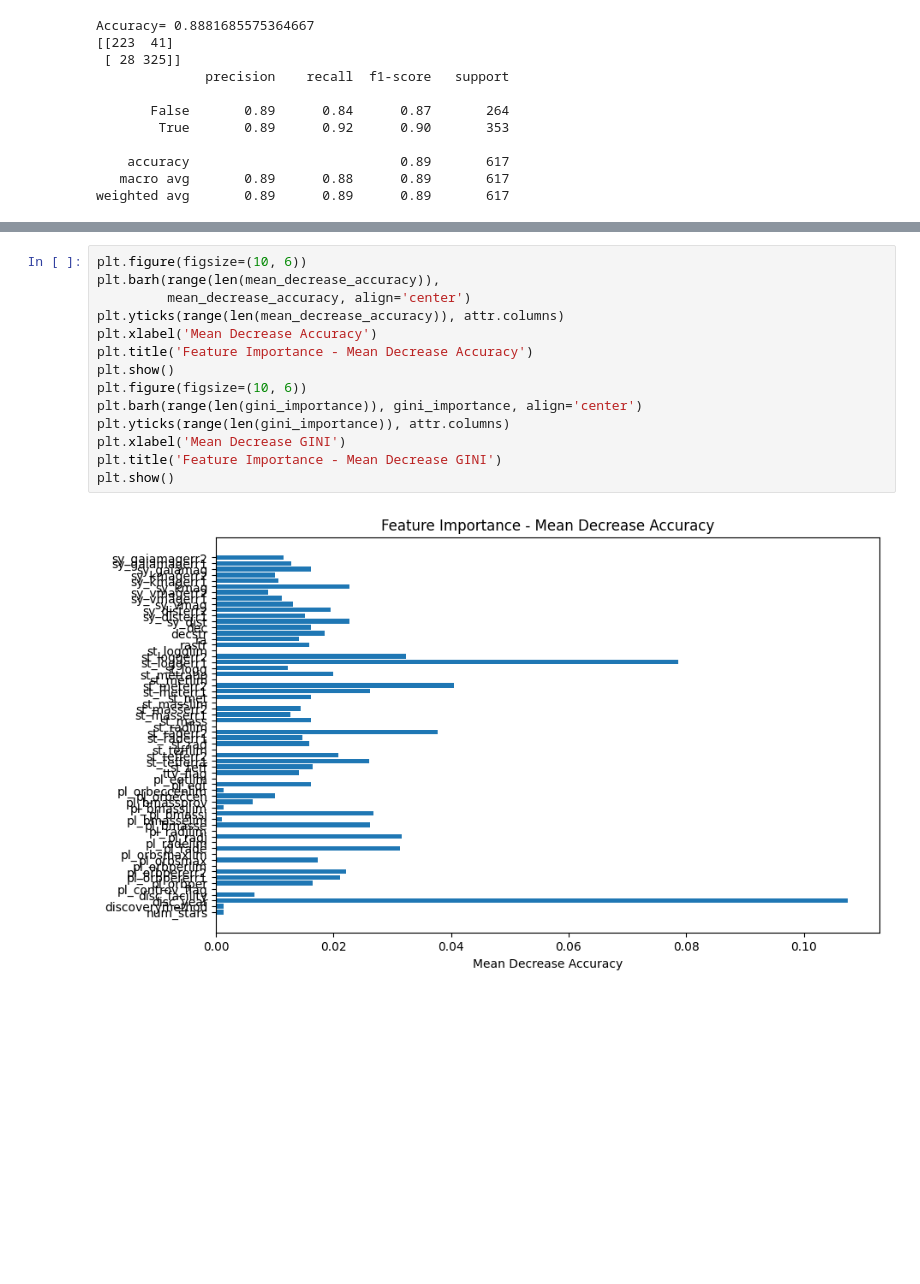
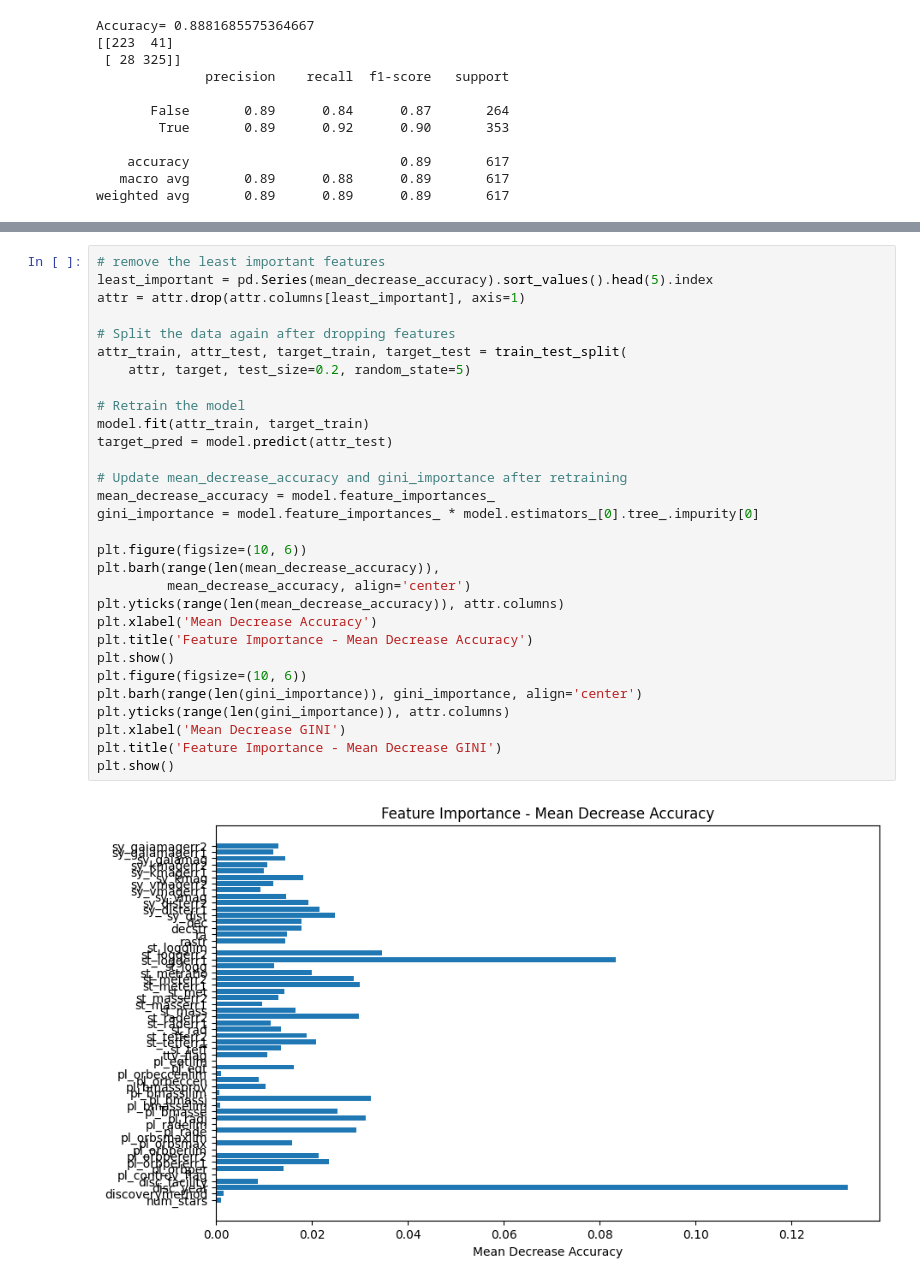
Before and after one commit to joshbernsteint/CS513-Project, a Jupyter notebook: rf.ipynb, the cells around one changed output, grey strips where cells are left out. Cells and saved outputs as stored; diff of their text form; blank space fills up the shorter version.

```diff
--- a/rf.ipynb
+++ b/rf.ipynb
@@ -137,18 +137,34 @@ Mean Decrease Accuracy[1.25922491e-03 1.36806193e-03 1.07521561e-01 6.52751227e-
  1.13367403e-02 5.28329517e-03 5.03139719e-03 8.04065205e-03
  6.37412299e-03 5.69688610e-03]
 # %%
+# remove the least important features
+least_important = pd.Series(mean_decrease_accuracy).sort_values().head(5).index
+attr = attr.drop(attr.columns[least_important], axis=1)
+
+# Split the data again after dropping features
+attr_train, attr_test, target_train, target_test = train_test_split(
+    attr, target, test_size=0.2, random_state=5)
+
+# Retrain the model
+model.fit(attr_train, target_train)
+target_pred = model.predict(attr_test)
+
+# Update mean_decrease_accuracy and gini_importance after retraining
+mean_decrease_accuracy = model.feature_importances_
+gini_importance = model.feature_importances_ * model.estimators_[0].tree_.impurity[0]
+
 plt.figure(figsize=(10, 6))
 plt.barh(range(len(mean_decrease_accuracy)),
          mean_decrease_accuracy, align='center')
 plt.yticks(range(len(mean_decrease_accuracy)), attr.columns)
 plt.xlabel('Mean Decrease Accuracy')
 plt.title('Feature Importance - Mean Decrease Accuracy')
 plt.show()
 plt.figure(figsize=(10, 6))
 plt.barh(range(len(gini_importance)), gini_importance, align='center')
 plt.yticks(range(len(gini_importance)), attr.columns)
 plt.xlabel('Mean Decrease GINI')
 plt.title('Feature Importance - Mean Decrease GINI')
 plt.show()
 # %% [output]
-[figure, old version]
+[figure, new version]
```
Also changed, not shown: parts of 4 cells of this notebook, 3 other files.
